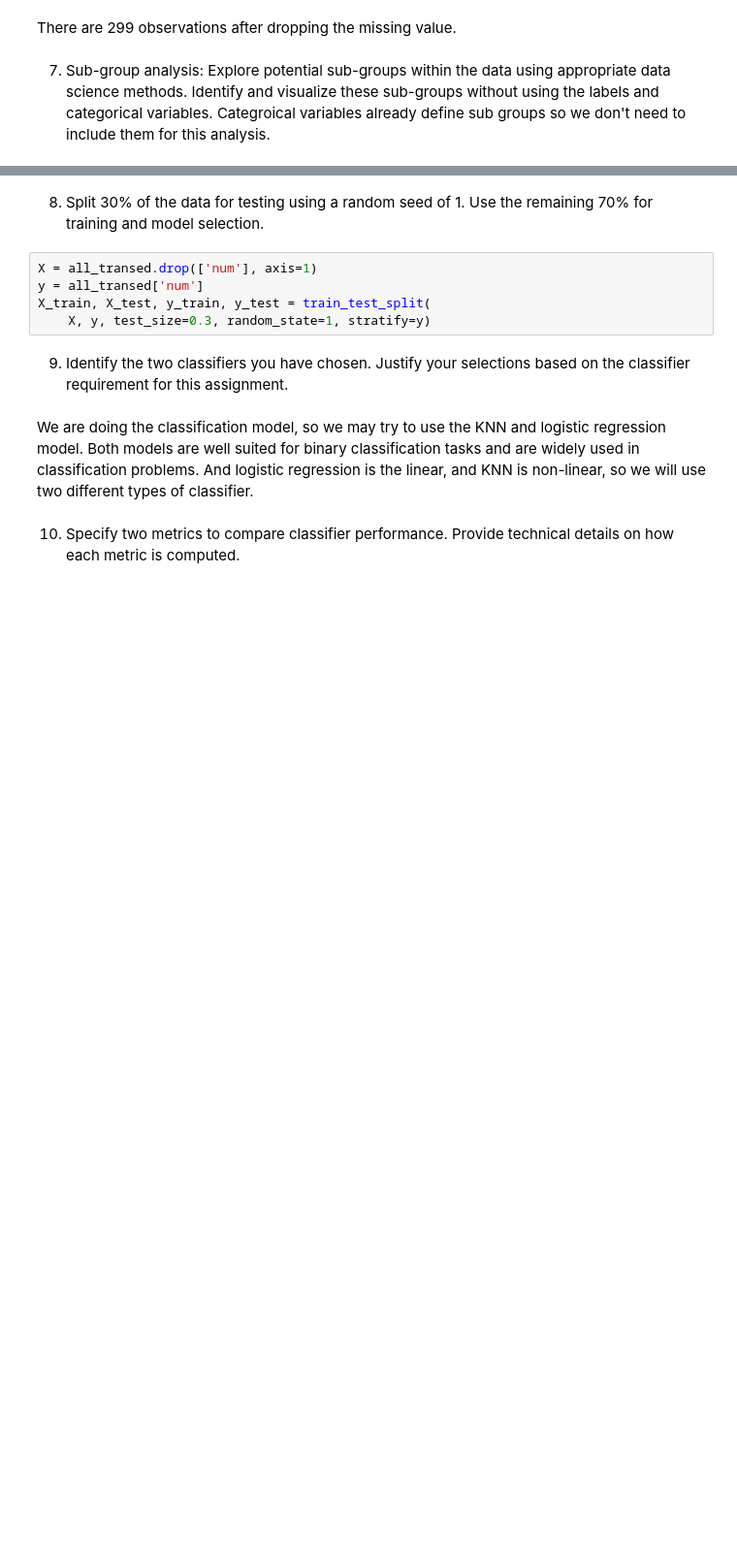
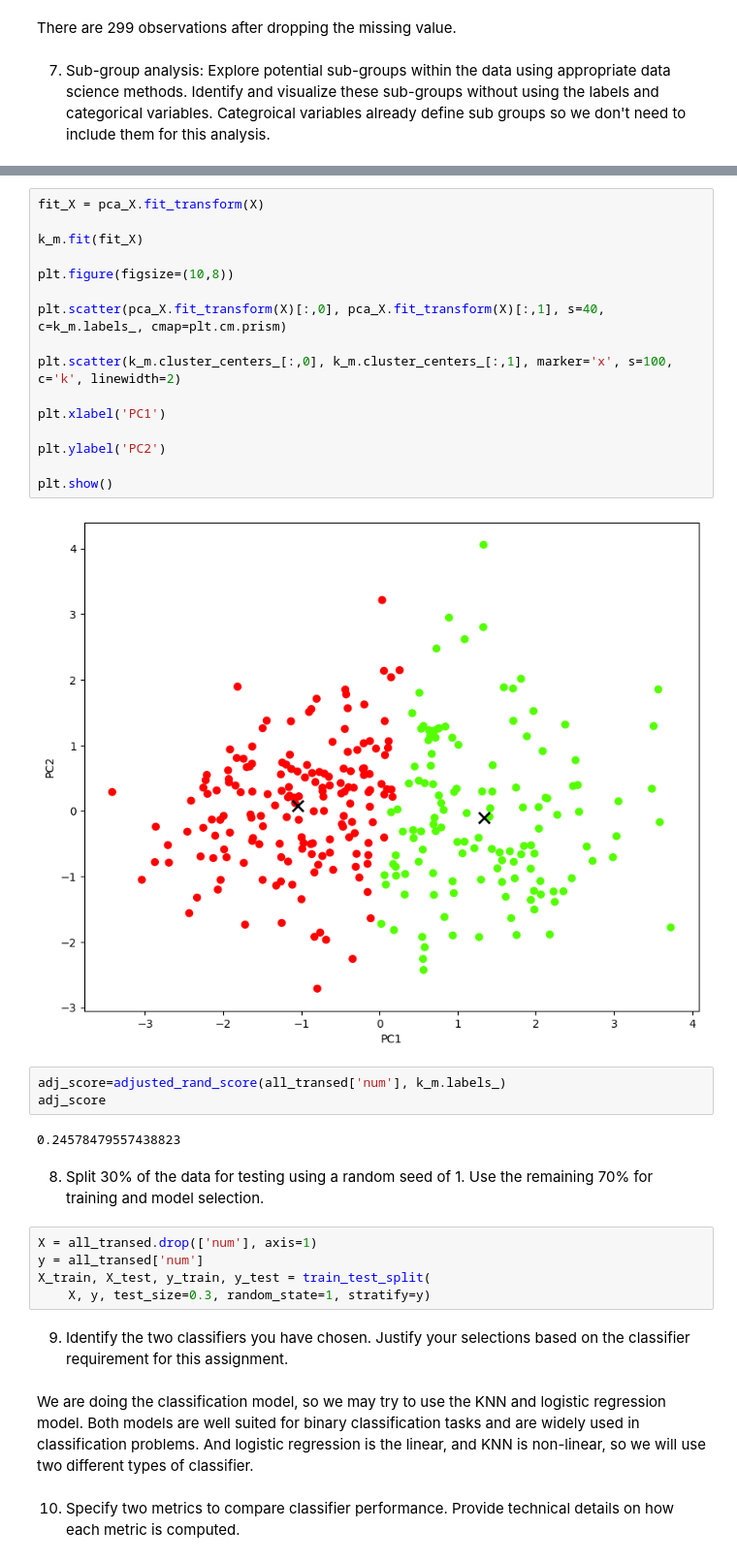
Before and after one commit to martin070904/clus-mar117, a Jupyter notebook: test.ipynb, the cells around one changed output, grey strips where cells are left out. Shown at 97% size. Cells and saved outputs as stored; diff of their text form; blank space fills up the shorter version.

```diff
--- a/test.ipynb
+++ b/test.ipynb
@@ -182,3 +366,26 @@ There are 299 observations after dropping the missing value.
+# %%
+fit_X = pca_X.fit_transform(X)
+
+k_m.fit(fit_X)
+
+plt.figure(figsize=(10,8))
+
+plt.scatter(pca_X.fit_transform(X)[:,0], pca_X.fit_transform(X)[:,1], s=40, c=k_m.labels_, cmap=plt.cm.prism)
+
+plt.scatter(k_m.cluster_centers_[:,0], k_m.cluster_centers_[:,1], marker='x', s=100, c='k', linewidth=2)
+
+plt.xlabel('PC1')
+
+plt.ylabel('PC2')
+
+plt.show()
+# %% [output]
+[figure, added]
+# %%
+adj_score=adjusted_rand_score(all_transed['num'], k_m.labels_)
+adj_score
+# %% [output]
+0.24578479557438823
 # %% [markdown]
 8. Split 30% of the data for testing using a random seed of 1. Use the remaining 70% for training and model selection.
 # %%
```
Also changed, not shown: parts of 15 cells of this notebook.
